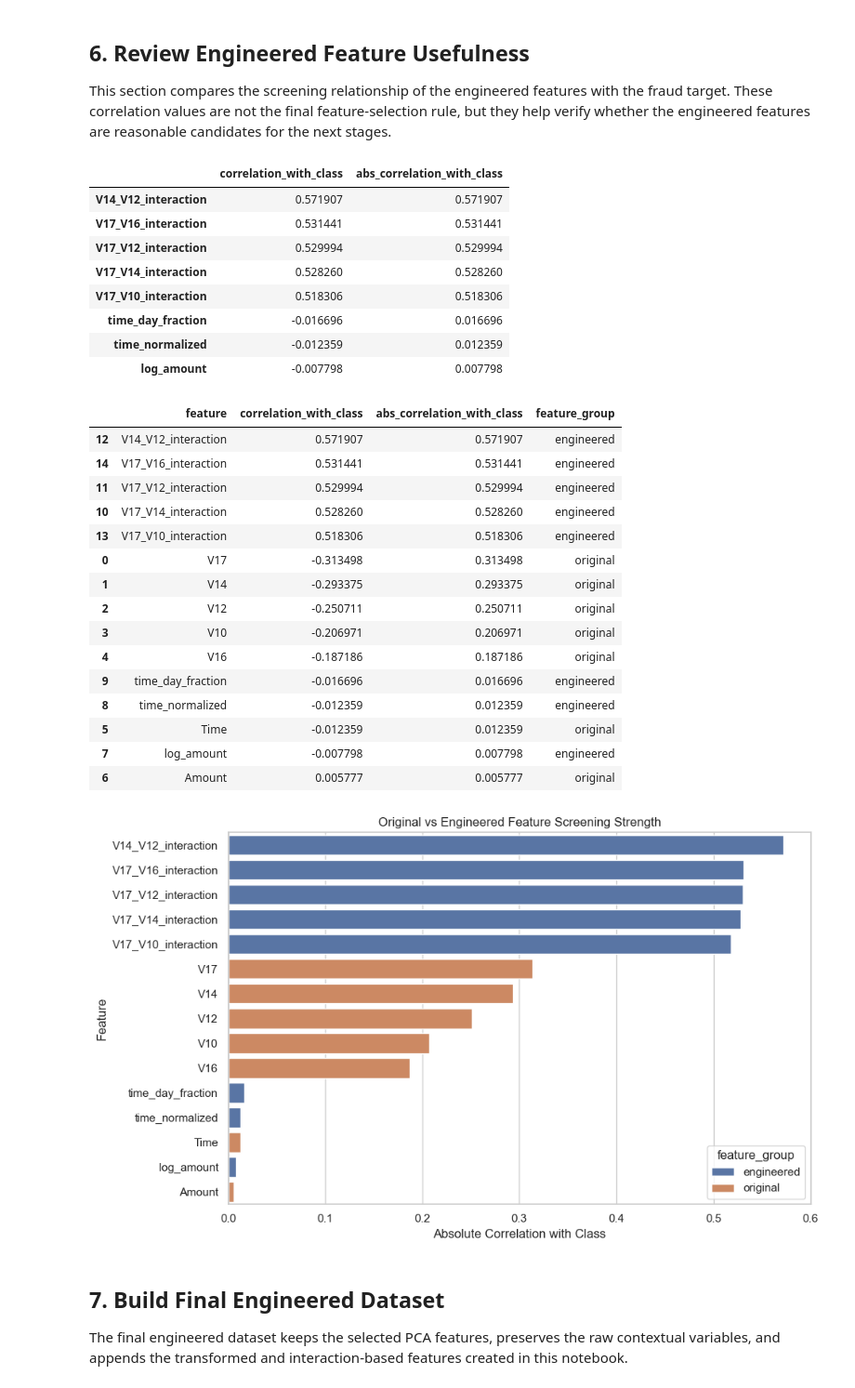
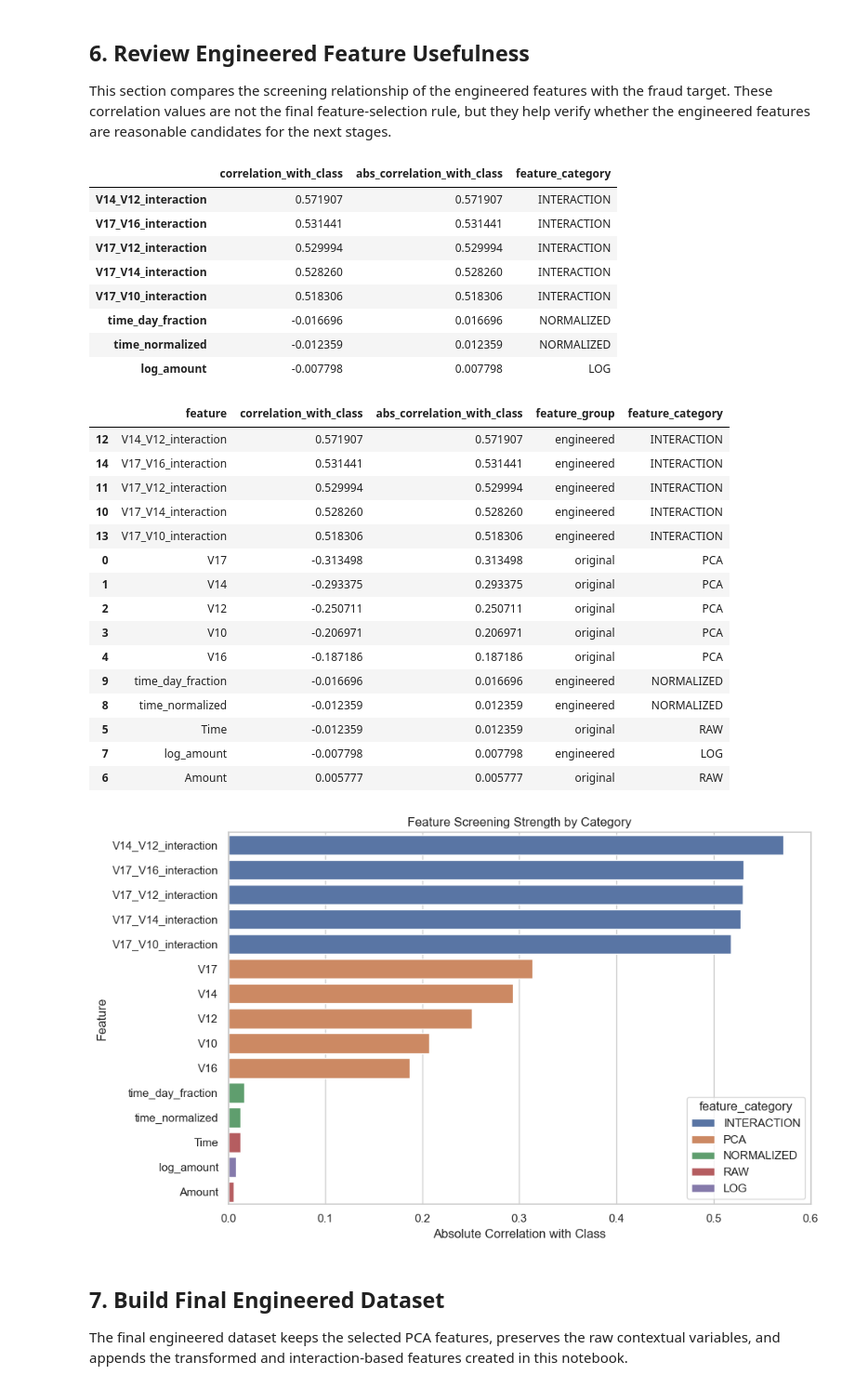
Before and after one commit to mmubashir95/Credit-Card-Fraud-Detection, a Jupyter notebook: notebooks/08_feature_engineering.ipynb, the cells around one changed output. Shown at 93% size. Saved outputs shown, nothing was run; the diff lists cells and outputs as text; code cells hidden in the pictures.

Commit message:
feat: add explicit feature category labels to feature engineering outputs

```diff
--- a/notebooks/08_feature_engineering.ipynb
+++ b/notebooks/08_feature_engineering.ipynb
@@ -167,6 +167,22 @@ for feature_name, feature_a, feature_b in interaction_definitions:
 
 interaction_summary = pd.DataFrame(interaction_rows)
 interaction_summary.to_csv(NOTEBOOK_TABLES_DIR / "interaction_feature_summary.csv", index=False)
+
+feature_category_map = {
+    **{feature: "PCA" for feature in selected_pca_features},
+    TIME_COLUMN: "RAW",
+    AMOUNT_COLUMN: "RAW",
+    "time_normalized": "NORMALIZED",
+    "time_day_fraction": "NORMALIZED",
+    "log_amount": "LOG",
+    **{feature_name: "INTERACTION" for feature_name, _, _ in interaction_definitions},
+}
+
+feature_category_summary = pd.DataFrame([
+    {"feature": feature, "feature_category": feature_category_map[feature]}
+    for feature in [*selected_pca_features, TIME_COLUMN, AMOUNT_COLUMN, *engineered_feature_names]
+]).sort_values(["feature_category", "feature"])
+feature_category_summary.to_csv(NOTEBOOK_TABLES_DIR / "feature_category_summary.csv", index=False)
 interaction_summary
 # %% [output]
 |  | engineered_feature | feature_a | feature_b | reason |
@@ -190,18 +206,19 @@ engineered_feature_names = [
 engineered_feature_screening = engineered_df[engineered_feature_names + [TARGET_COLUMN]].corr(numeric_only=True)[[TARGET_COLUMN]].drop(index=TARGET_COLUMN)
 engineered_feature_screening = engineered_feature_screening.rename(columns={TARGET_COLUMN: "correlation_with_class"}).sort_values("correlation_with_class", key=lambda s: s.abs(), ascending=False)
 engineered_feature_screening["abs_correlation_with_class"] = engineered_feature_screening["correlation_with_class"].abs()
+engineered_feature_screening["feature_category"] = engineered_feature_screening.index.map(feature_category_map)
 engineered_feature_screening.to_csv(NOTEBOOK_TABLES_DIR / "engineered_feature_screening.csv")
 engineered_feature_screening
 # %% [output]
-|  | correlation_with_class | abs_correlation_with_class |
-| V14_V12_interaction | 0.571907 | 0.571907 |
-| V17_V16_interaction | 0.531441 | 0.531441 |
-| V17_V12_interaction | 0.529994 | 0.529994 |
-| V17_V14_interaction | 0.528260 | 0.528260 |
-| V17_V10_interaction | 0.518306 | 0.518306 |
-| time_day_fraction | -0.016696 | 0.016696 |
-| time_normalized | -0.012359 | 0.012359 |
-| log_amount | -0.007798 | 0.007798 |
+|  | correlation_with_class | abs_correlation_with_class | feature_category |
+| V14_V12_interaction | 0.571907 | 0.571907 | INTERACTION |
+| V17_V16_interaction | 0.531441 | 0.531441 | INTERACTION |
+| V17_V12_interaction | 0.529994 | 0.529994 | INTERACTION |
+| V17_V14_interaction | 0.528260 | 0.528260 | INTERACTION |
+| V17_V10_interaction | 0.518306 | 0.518306 | INTERACTION |
+| time_day_fraction | -0.016696 | 0.016696 | NORMALIZED |
+| time_normalized | -0.012359 | 0.012359 | NORMALIZED |
+| log_amount | -0.007798 | 0.007798 | LOG |
 # %%
 comparison_rows = []
 for feature in selected_pca_features[:5] + [TIME_COLUMN, AMOUNT_COLUMN] + engineered_feature_names:
@@ -211,41 +228,42 @@ for feature in selected_pca_features[:5] + [TIME_COLUMN, AMOUNT_COLUMN] + engine
         "correlation_with_class": corr_value,
         "abs_correlation_with_class": abs(corr_value),
         "feature_group": "engineered" if feature in engineered_feature_names else "original",
+        "feature_category": feature_category_map[feature],
     })
 
 feature_comparison = pd.DataFrame(comparison_rows).sort_values("abs_correlation_with_class", ascending=False)
 feature_comparison.to_csv(NOTEBOOK_TABLES_DIR / "feature_comparison_summary.csv", index=False)
 feature_comparison
 # %% [output]
-|  | feature | correlation_with_class | abs_correlation_with_class | feature_group |
-| 12 | V14_V12_interaction | 0.571907 | 0.571907 | engineered |
-| 14 | V17_V16_interaction | 0.531441 | 0.531441 | engineered |
-| 11 | V17_V12_interaction | 0.529994 | 0.529994 | engineered |
-| 10 | V17_V14_interaction | 0.528260 | 0.528260 | engineered |
-| 13 | V17_V10_interaction | 0.518306 | 0.518306 | engineered |
-| 0 | V17 | -0.313498 | 0.313498 | original |
-| 1 | V14 | -0.293375 | 0.293375 | original |
-| 2 | V12 | -0.250711 | 0.250711 | original |
-| 3 | V10 | -0.206971 | 0.206971 | original |
-| 4 | V16 | -0.187186 | 0.187186 | original |
-| 9 | time_day_fraction | -0.016696 | 0.016696 | engineered |
-| 8 | time_normalized | -0.012359 | 0.012359 | engineered |
-| 5 | Time | -0.012359 | 0.012359 | original |
-| 7 | log_amount | -0.007798 | 0.007798 | engineered |
-| 6 | Amount | 0.005777 | 0.005777 | original |
+|  | feature | correlation_with_class | abs_correlation_with_class | feature_group | feature_category |
+| 12 | V14_V12_interaction | 0.571907 | 0.571907 | engineered | INTERACTION |
+| 14 | V17_V16_interaction | 0.531441 | 0.531441 | engineered | INTERACTION |
+| 11 | V17_V12_interaction | 0.529994 | 0.529994 | engineered | INTERACTION |
+| 10 | V17_V14_interaction | 0.528260 | 0.528260 | engineered | INTERACTION |
+| 13 | V17_V10_interaction | 0.518306 | 0.518306 | engineered | INTERACTION |
+| 0 | V17 | -0.313498 | 0.313498 | original | PCA |
+| 1 | V14 | -0.293375 | 0.293375 | original | PCA |
+| 2 | V12 | -0.250711 | 0.250711 | original | PCA |
+| 3 | V10 | -0.206971 | 0.206971 | original | PCA |
+| 4 | V16 | -0.187186 | 0.187186 | original | PCA |
+| 9 | time_day_fraction | -0.016696 | 0.016696 | engineered | NORMALIZED |
+| 8 | time_normalized | -0.012359 | 0.012359 | engineered | NORMALIZED |
+| 5 | Time | -0.012359 | 0.012359 | original | RAW |
+| 7 | log_amount | -0.007798 | 0.007798 | engineered | LOG |
+| 6 | Amount | 0.005777 | 0.005777 | original | RAW |
 # %%
 plot_df = feature_comparison.head(15).copy()
 
 plt.figure(figsize=(10, 6))
-sns.barplot(data=plot_df, x="abs_correlation_with_class", y="feature", hue="feature_group")
-plt.title("Original vs Engineered Feature Screening Strength")
+sns.barplot(data=plot_df, x="abs_correlation_with_class", y="feature", hue="feature_category")
+plt.title("Feature Screening Strength by Category")
 plt.xlabel("Absolute Correlation with Class")
 plt.ylabel("Feature")
 plt.tight_layout()
 plt.savefig(NOTEBOOK_FIGURES_DIR / "feature_engineering_comparison.png", dpi=300, bbox_inches="tight")
 plt.show()
 # %% [output]
-[figure, old version]
+[figure, new version]
 # %% [markdown]
 ## 7. Build Final Engineered Dataset
 
```
Also changed, not shown: parts of 2 cells of this notebook, 6 other files.
